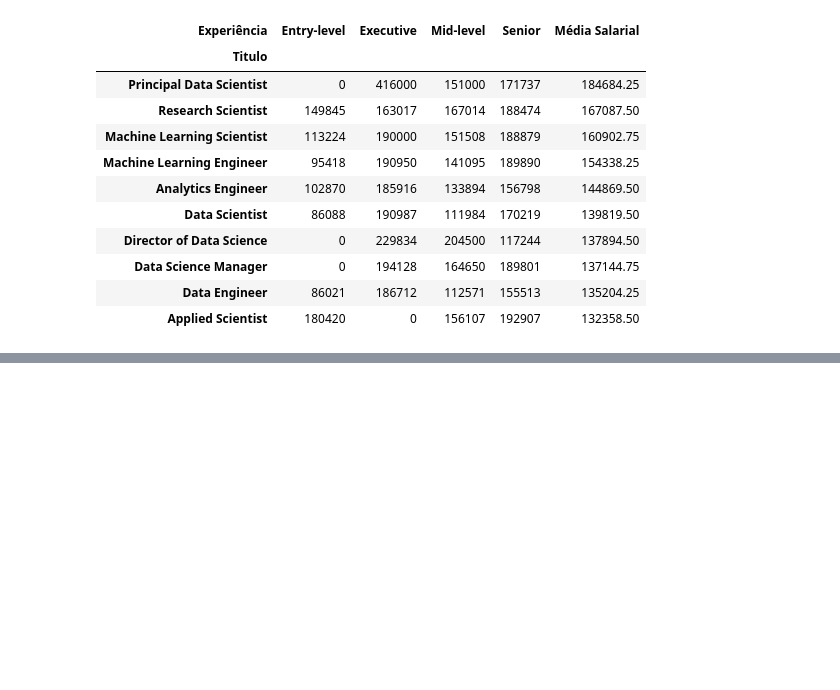
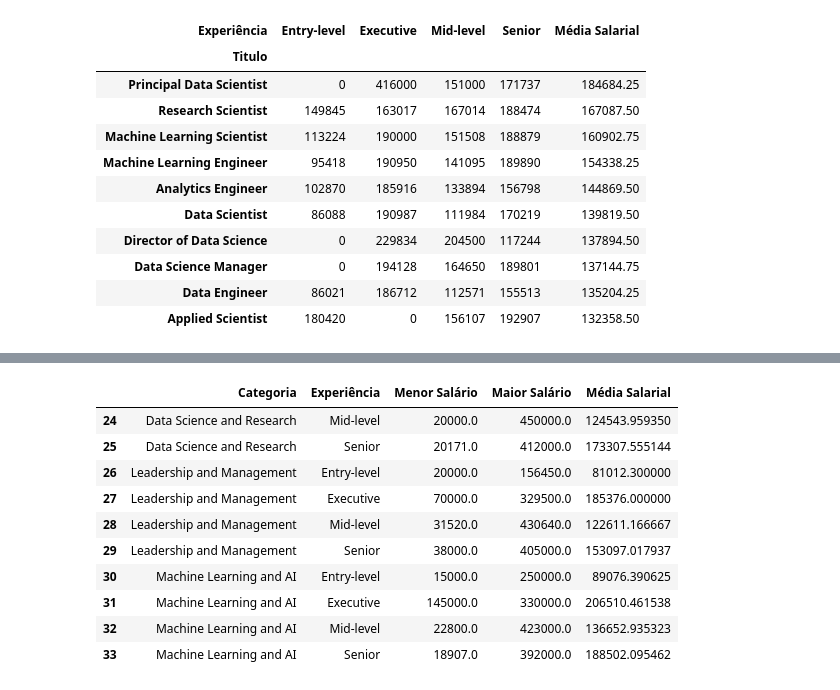
Before and after one commit to ryanrodr/eda-jobs-in-data, a Jupyter notebook: notebooks/analise_exploratoria.ipynb, the cells around one changed output, grey strips where cells are left out. Saved outputs shown, nothing was run; the diff lists cells and outputs as text; code cells hidden in the pictures; blank space fills up the shorter version.

Commit message:
Adicionando operações de grupo com groupby

```diff
--- a/notebooks/analise_exploratoria.ipynb
+++ b/notebooks/analise_exploratoria.ipynb
@@ -339,3 +339,9 @@ tabela_salario.head(10)
 | Data Science Manager | 0 | 194128 | 164650 | 189801 | 137144.75 |
 | Data Engineer | 86021 | 186712 | 112571 | 155513 | 135204.25 |
 | Applied Scientist | 180420 | 0 | 156107 | 192907 | 132358.50 |
+# %%
+resumo_sal = df.groupby(['job_category', 'experience_level'])\
+               .agg(min=pd.NamedAgg('salary_in_usd', 'min'),
+                    max=pd.NamedAgg('salary_in_usd', 'max'),
+                    mean=pd.NamedAgg('salary_in_usd', 'mean')).fillna(0)
+resumo_sal.head(3)
@@ -341,0 +354,24 @@ tabela_salario.head(10)
+# %%
+resumo_sal = resumo_sal[resumo_sal['mean'] != 0]
+
+resumo_sal.reset_index(inplace=True)
+
+resumo_sal.rename(columns={'job_category': 'Categoria',
+                       'experience_level': 'Experiência',
+                       'min': 'Menor Salário',
+                       'max': 'Maior Salário',
+                       'mean': 'Média Salarial'}, inplace=True)
+# %%
+resumo_sal.tail(10)
+# %% [output]
+|  | Categoria | Experiência | Menor Salário | Maior Salário | Média Salarial |
+| 24 | Data Science and Research | Mid-level | 20000.0 | 450000.0 | 124543.959350 |
+| 25 | Data Science and Research | Senior | 20171.0 | 412000.0 | 173307.555144 |
+| 26 | Leadership and Management | Entry-level | 20000.0 | 156450.0 | 81012.300000 |
+| 27 | Leadership and Management | Executive | 70000.0 | 329500.0 | 185376.000000 |
+| 28 | Leadership and Management | Mid-level | 31520.0 | 430640.0 | 122611.166667 |
+| 29 | Leadership and Management | Senior | 38000.0 | 405000.0 | 153097.017937 |
+| 30 | Machine Learning and AI | Entry-level | 15000.0 | 250000.0 | 89076.390625 |
+| 31 | Machine Learning and AI | Executive | 145000.0 | 330000.0 | 206510.461538 |
+| 32 | Machine Learning and AI | Mid-level | 22800.0 | 423000.0 | 136652.935323 |
+| 33 | Machine Learning and AI | Senior | 18907.0 | 392000.0 | 188502.095462 |
```
Also changed, not shown: parts of 1 cell of this notebook.
